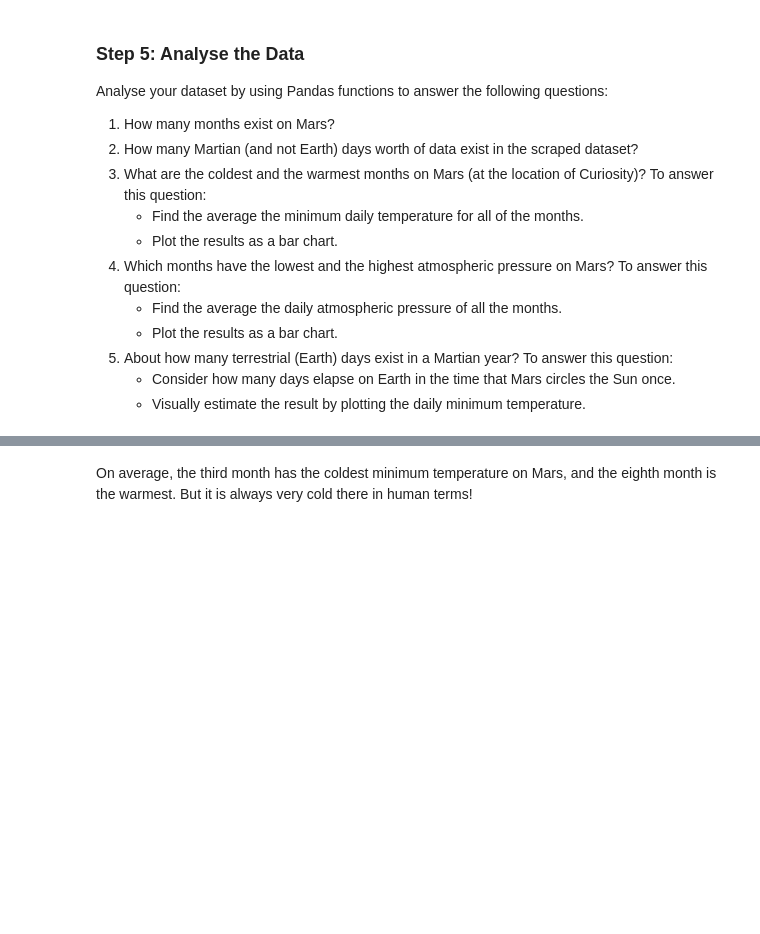
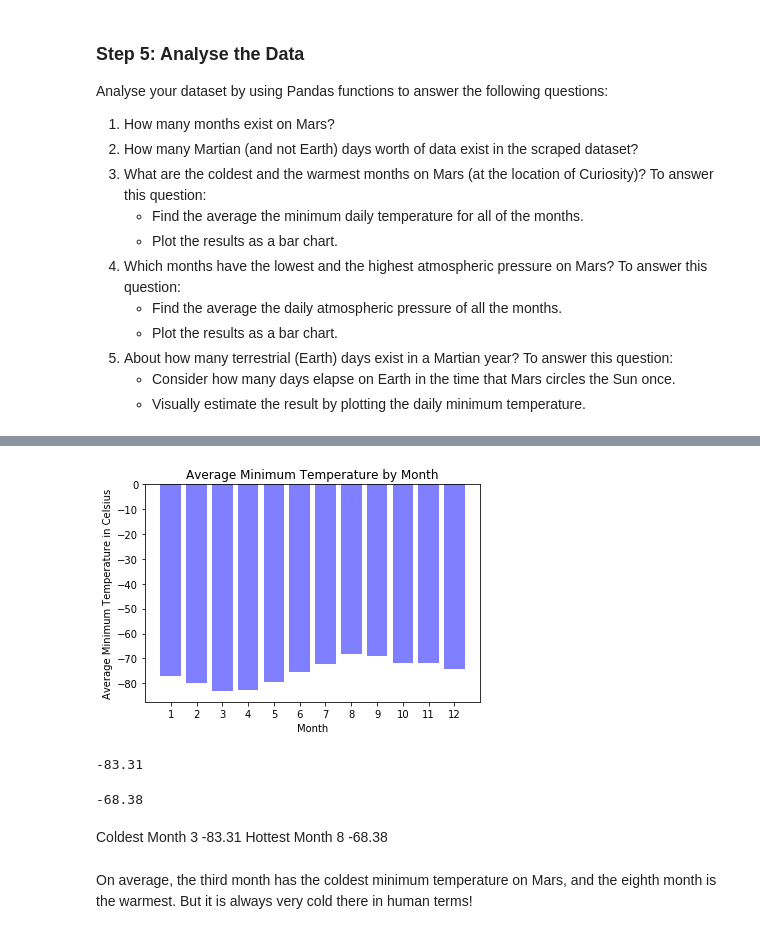
Before and after one commit to SandraBotica/module11-challenge, a Jupyter notebook: part_2_mars_weather.ipynb, the cells around one changed output, grey strips where cells are left out. Saved outputs shown, nothing was run; the diff lists cells and outputs as text; code cells hidden in the pictures; blank space fills up the shorter version.

```diff
--- a/part_2_mars_weather.ipynb
+++ b/part_2_mars_weather.ipynb
@@ -179,3 +152,8 @@ memory usage: 102.2+ KB
 # %%
 # Change data types for data analysis
-new_df = df.astype({'id':int, 'sol':int, 'ls':int, 'month':int, 'min_temp':float, 'pressure':float})
+df.terrestrial_date = pd.to_datetime(df.terrestrial_date)
+df.sol = df.sol.astype('int')
+df.ls = df.ls.astype('int')
+df.month = df.month.astype('int')
+df.min_temp = df.min_temp.astype('float')
+df.pressure = df.pressure.astype('float')
@@ -223,2 +257,6 @@ Analyse your dataset by using Pandas functions to answer the following questions
 # %%
 # 3. What is the average low temperature by month?
+temp_month_df =df.groupby(["month"]).mean()
+new_temp_month_df=temp_month_df.reset_index()
+rounded_new_temp_month_df = new_temp_month_df.round(2)
+rounded_new_temp_month_df
@@ -226,0 +277,3 @@ Analyse your dataset by using Pandas functions to answer the following questions
+# %%
+month = list(rounded_new_temp_month_df['month'])
+month
@@ -226,0 +282,3 @@ Analyse your dataset by using Pandas functions to answer the following questions
+# %%
+average_min_temp=list(rounded_new_temp_month_df['min_temp'])
+average_min_temp
@@ -227,3 +298,28 @@ Analyse your dataset by using Pandas functions to answer the following questions
+# %%
+# Plot the average temperature by month
+plt.bar(month, average_min_temp, color='b', alpha=0.5, align="center")
+plt.xticks(month)
+# plt.xlim(len(month))
+# plt.ylim(0, max(average_min_temp)+10)
+plt.title("Average Minimum Temperature by Month")
+plt.xlabel("Month")
+plt.ylabel("Average Minimum Temperature in Celsius")
+plt.gcf
+# plt.savefig("Images/TimepointDrugRegimen.png", dpi=100)
+plt.show()
+# %% [output]
+[figure, added]
+# %%
+rounded_new_temp_month_df['min_temp'].min()
+# %% [output]
+-83.31
+# %%
+rounded_new_temp_month_df['min_temp'].max()
+# %% [output]
+-68.38
+# %% [markdown]
+Coldest Month 3 -83.31
+Hottest Month 8 -68.38
 # %%
 # Identify the coldest and hottest months in Curiosity's location
 # %%
```
Also changed, not shown: parts of 18 cells of this notebook, 2 other files.
